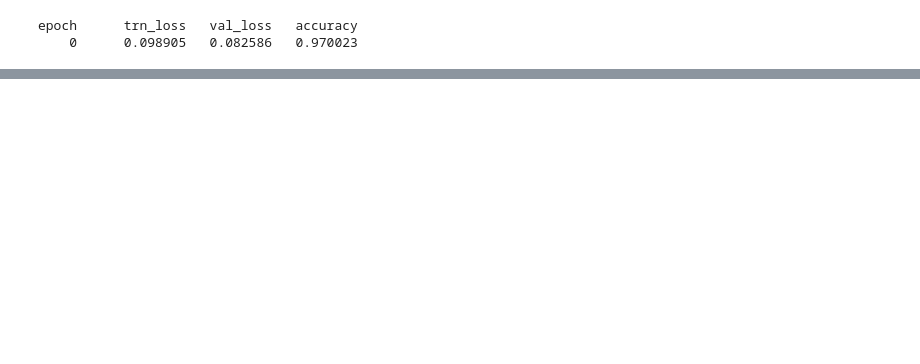
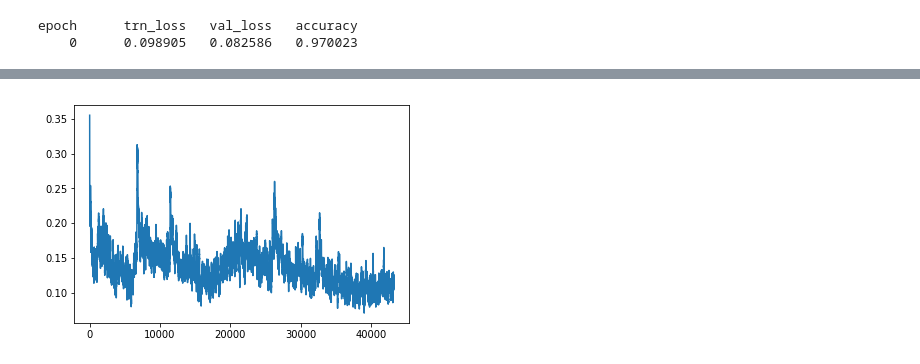
Before and after one commit to benoit-cty/kaggle-airbus-ship, a Jupyter notebook: Airbus-IAfoss-01-ResNet34-Training.ipynb, the cells around one changed output, grey strips where cells are left out. Saved outputs shown, nothing was run; the diff lists cells and outputs as text; code cells hidden in the pictures; blank space fills up the shorter version.

```diff
--- a/Airbus-IAfoss-01-ResNet34-Training.ipynb
+++ b/Airbus-IAfoss-01-ResNet34-Training.ipynb
@@ -161,0 +228,4 @@ epoch      trn_loss   val_loss   accuracy
+# %%
+learn.sched.plot_loss()
+# %% [output]
+[figure, added]
```
Also changed, not shown: parts of 9 cells of this notebook, 2 other files.
